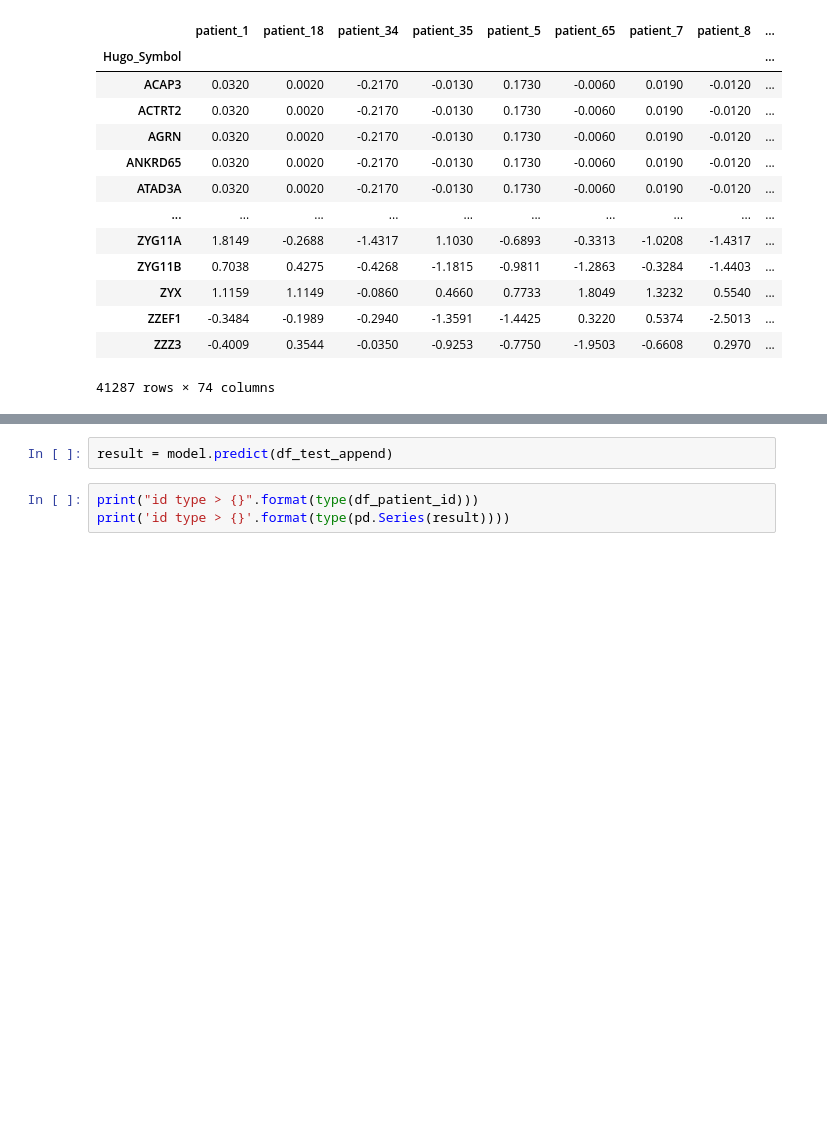
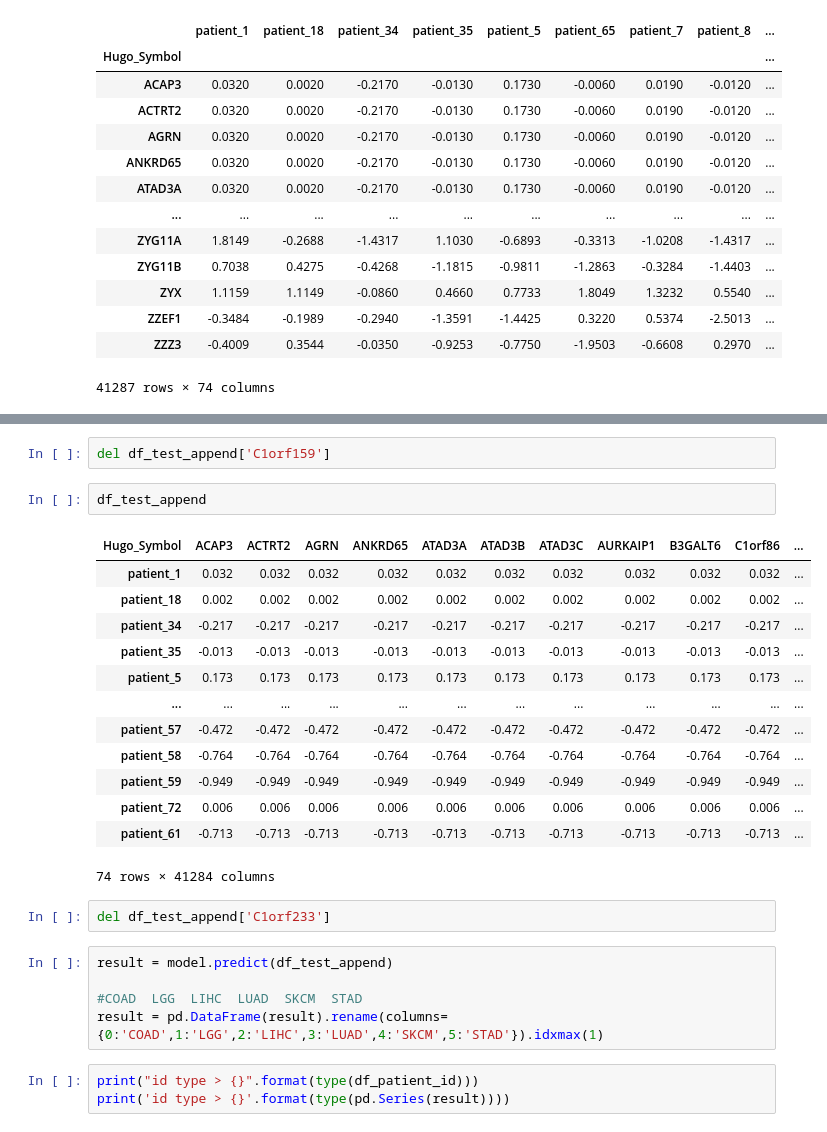
Before and after one commit to brightdragom/AI-project, a Jupyter notebook: lastproject.ipynb, the cells around one changed output, grey strips where cells are left out. Cells and saved outputs as stored; diff of their text form; blank space fills up the shorter version.

```diff
--- a/lastproject.ipynb
+++ b/lastproject.ipynb
@@ -451,5 +485,28 @@ df_test_append
+# %%
+del df_test_append['C1orf159']
+# %%
+df_test_append
+# %% [output]
+| Hugo_Symbol | ACAP3 | ACTRT2 | AGRN | ANKRD65 | ATAD3A | ATAD3B | ATAD3C | AURKAIP1 | B3GALT6 | C1orf86 | ... |
+| patient_1 | 0.032 | 0.032 | 0.032 | 0.032 | 0.032 | 0.032 | 0.032 | 0.032 | 0.032 | 0.032 | ... |
+| patient_18 | 0.002 | 0.002 | 0.002 | 0.002 | 0.002 | 0.002 | 0.002 | 0.002 | 0.002 | 0.002 | ... |
+| patient_34 | -0.217 | -0.217 | -0.217 | -0.217 | -0.217 | -0.217 | -0.217 | -0.217 | -0.217 | -0.217 | ... |
+| patient_35 | -0.013 | -0.013 | -0.013 | -0.013 | -0.013 | -0.013 | -0.013 | -0.013 | -0.013 | -0.013 | ... |
+| patient_5 | 0.173 | 0.173 | 0.173 | 0.173 | 0.173 | 0.173 | 0.173 | 0.173 | 0.173 | 0.173 | ... |
+| ... | ... | ... | ... | ... | ... | ... | ... | ... | ... | ... | ... |
+| patient_57 | -0.472 | -0.472 | -0.472 | -0.472 | -0.472 | -0.472 | -0.472 | -0.472 | -0.472 | -0.472 | ... |
+| patient_58 | -0.764 | -0.764 | -0.764 | -0.764 | -0.764 | -0.764 | -0.764 | -0.764 | -0.764 | -0.764 | ... |
+| patient_59 | -0.949 | -0.949 | -0.949 | -0.949 | -0.949 | -0.949 | -0.949 | -0.949 | -0.949 | -0.949 | ... |
+| patient_72 | 0.006 | 0.006 | 0.006 | 0.006 | 0.006 | 0.006 | 0.006 | 0.006 | 0.006 | 0.006 | ... |
+| patient_61 | -0.713 | -0.713 | -0.713 | -0.713 | -0.713 | -0.713 | -0.713 | -0.713 | -0.713 | -0.713 | ... |
+74 rows × 41284 columns
+# %%
+del df_test_append['C1orf233']
 # %%
 result = model.predict(df_test_append)
+
+#COAD  LGG  LIHC  LUAD  SKCM  STAD
+result = pd.DataFrame(result).rename(columns={0:'COAD',1:'LGG',2:'LIHC',3:'LUAD',4:'SKCM',5:'STAD'}).idxmax(1)
 # %%
 print("id type > {}".format(type(df_patient_id)))
 print('id type > {}'.format(type(pd.Series(result))))
```
Also changed, not shown: parts of 23 cells of this notebook.
